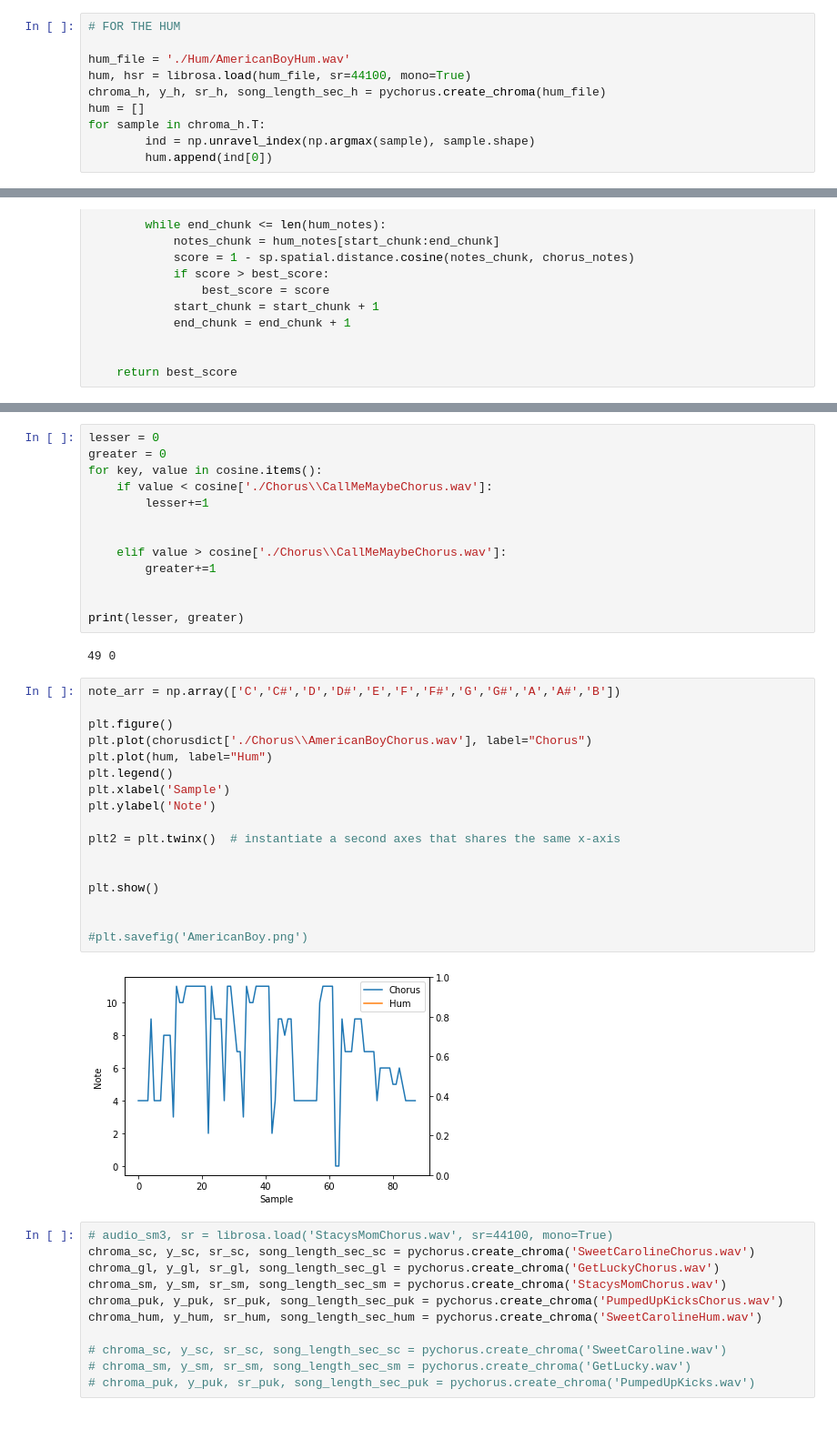
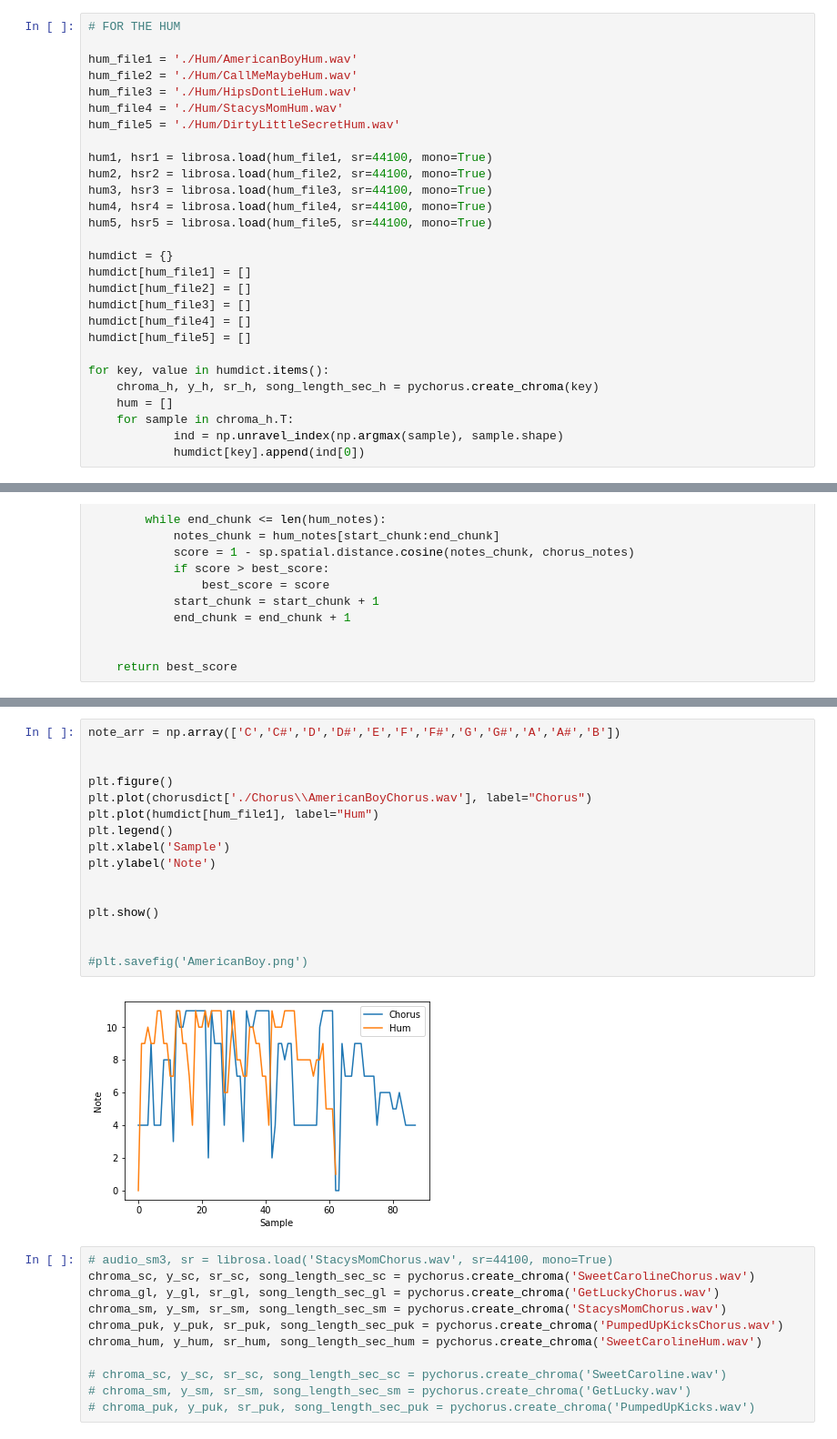
Before and after one commit to weeshal/eecs352-final, a Jupyter notebook: Vishal Melody Extraction.ipynb, the cells around one changed output, grey strips where cells are left out. Shown at 91% size. Cells and saved outputs as stored; diff of their text form.

Commit message:
image is there

```diff
--- a/Vishal Melody Extraction.ipynb
+++ b/Vishal Melody Extraction.ipynb
@@ -103,13 +103,31 @@ print(chorusdict)
 # %%
 # FOR THE HUM
 
-hum_file = './Hum/AmericanBoyHum.wav'
-hum, hsr = librosa.load(hum_file, sr=44100, mono=True)
-chroma_h, y_h, sr_h, song_length_sec_h = pychorus.create_chroma(hum_file)
-hum = []
-for sample in chroma_h.T:
-        ind = np.unravel_index(np.argmax(sample), sample.shape)
-        hum.append(ind[0])
+hum_file1 = './Hum/AmericanBoyHum.wav'
+hum_file2 = './Hum/CallMeMaybeHum.wav'
+hum_file3 = './Hum/HipsDontLieHum.wav'
+hum_file4 = './Hum/StacysMomHum.wav'
+hum_file5 = './Hum/DirtyLittleSecretHum.wav'
+
+hum1, hsr1 = librosa.load(hum_file1, sr=44100, mono=True)
+hum2, hsr2 = librosa.load(hum_file2, sr=44100, mono=True)
+hum3, hsr3 = librosa.load(hum_file3, sr=44100, mono=True)
+hum4, hsr4 = librosa.load(hum_file4, sr=44100, mono=True)
+hum5, hsr5 = librosa.load(hum_file5, sr=44100, mono=True)
+
+humdict = {}
+humdict[hum_file1] = []
+humdict[hum_file2] = []
+humdict[hum_file3] = []
+humdict[hum_file4] = []
+humdict[hum_file5] = []
+
+for key, value in humdict.items():
+    chroma_h, y_h, sr_h, song_length_sec_h = pychorus.create_chroma(key)
+    hum = []
+    for sample in chroma_h.T:
+            ind = np.unravel_index(np.argmax(sample), sample.shape)
+            humdict[key].append(ind[0])
 # %%
 def getScore(chorus_notes, hum_notes):
     best_score = 0
@@ -148,37 +183,21 @@ for key, value in chorusdict.items():
-# %%
-lesser = 0
-greater = 0
-for key, value in cosine.items():
-    if value < cosine['./Chorus\\CallMeMaybeChorus.wav']:
-        lesser+=1
-
-
-    elif value > cosine['./Chorus\\CallMeMaybeChorus.wav']:
-        greater+=1
-
-
-print(lesser, greater)
-# %% [output]
-49 0
 # %%
 note_arr = np.array(['C','C#','D','D#','E','F','F#','G','G#','A','A#','B'])
 
+
 plt.figure()
 plt.plot(chorusdict['./Chorus\\AmericanBoyChorus.wav'], label="Chorus")
-plt.plot(hum, label="Hum")
+plt.plot(humdict[hum_file1], label="Hum")
 plt.legend()
 plt.xlabel('Sample')
 plt.ylabel('Note')
-
-plt2 = plt.twinx()  # instantiate a second axes that shares the same x-axis
 
 
 plt.show()
 
 
 #plt.savefig('AmericanBoy.png')
 # %% [output]
-[figure, old version]
+[figure, new version]
 # %%
 # audio_sm3, sr = librosa.load('StacysMomChorus.wav', sr=44100, mono=True)
 chroma_sc, y_sc, sr_sc, song_length_sec_sc = pychorus.create_chroma('SweetCarolineChorus.wav')
```
Also changed, not shown: parts of 1 cell of this notebook, 1 other file.
